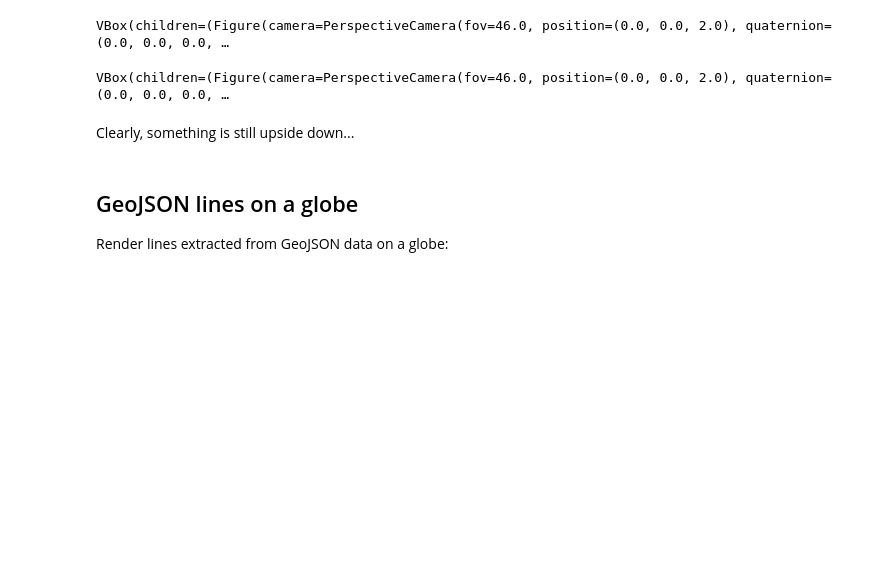
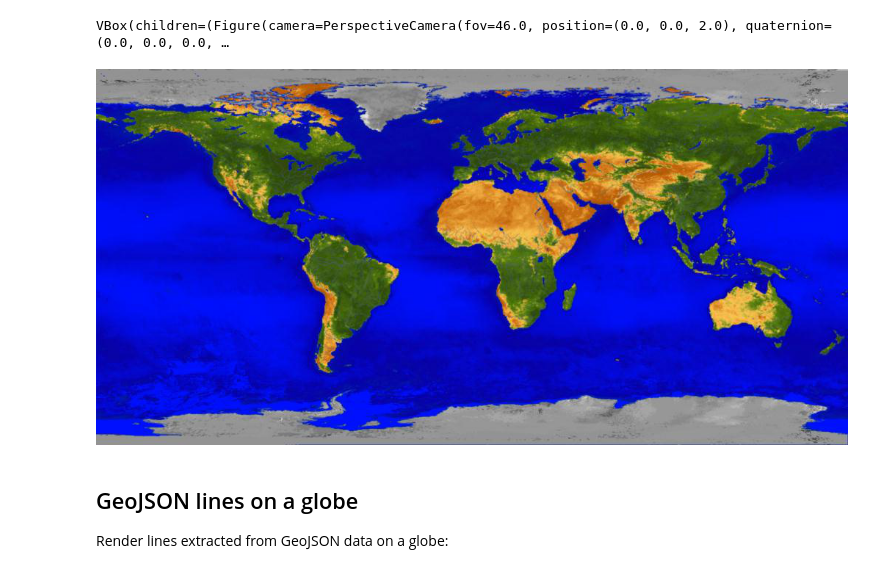
Before and after one commit to widgetti/ipyvolume, a Jupyter notebook: docs/source/examples/geojson.ipynb, the cells around one changed output. Cells and saved outputs as stored; diff of their text form; code cells hidden in the pictures; blank space fills up the shorter version.

Commit message:
Fix uv bug, download geojson and new texture

```diff
--- a/docs/source/examples/geojson.ipynb
+++ b/docs/source/examples/geojson.ipynb
@@ -65,13 +68,7 @@ VBox(children=(Figure(camera=PerspectiveCamera(fov=46.0, position=(0.0, 0.0, 2.0
 # %%
 url = "https://www.evl.uic.edu/pape/data/Earth/1024/BigEarth.jpg"
 image_file = UrlCached(url)
 image = Image.open(image_file.fetch())
-
-fig = ipv.figure()
-sphere(0, 0, 0, radius=1, num=24, texture=image)
-ipv.scatter(x, y, z, size=0.5, color='limegreen', marker='sphere')
-ipv.show()
+image
 # %% [output]
-VBox(children=(Figure(camera=PerspectiveCamera(fov=46.0, position=(0.0, 0.0, 2.0), quaternion=(0.0, 0.0, 0.0, …
+[figure, added]
-# %% [markdown]
-Clearly, something is still upside down...
```
Also changed, not shown: parts of 7 cells of this notebook, 2 other files.
